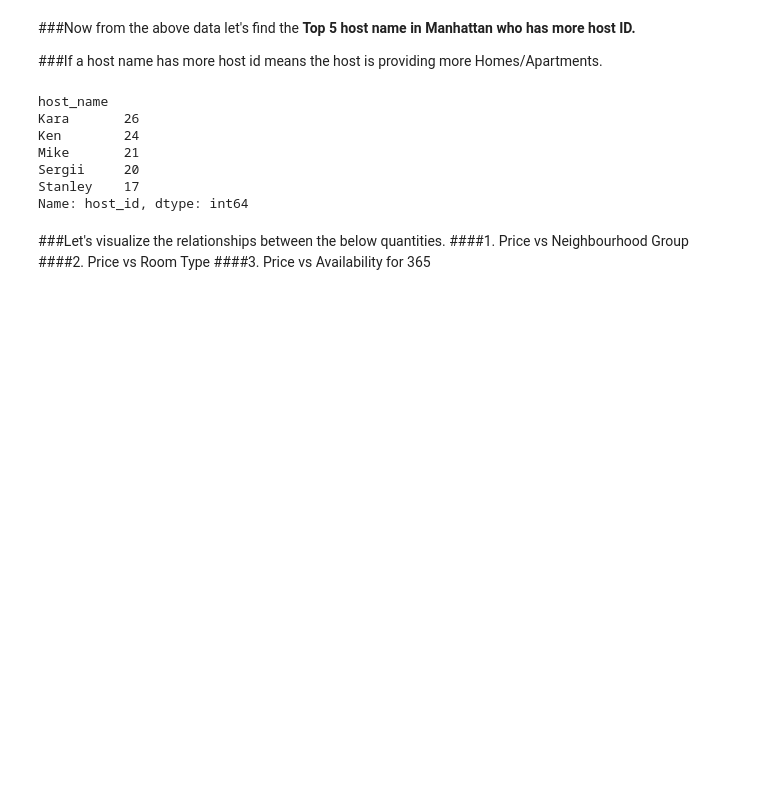
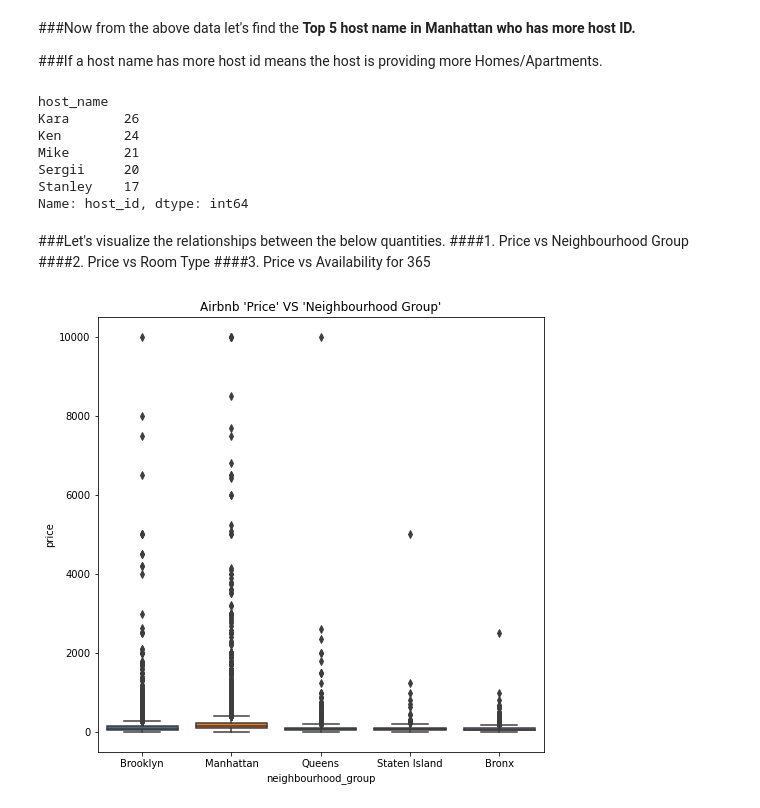
Before and after one commit to Mohamed-Harish-M-123/Capstone-Project-I, a Jupyter notebook: Airbnb_booking_analysis.ipynb, the cells around one changed output. Saved outputs shown, nothing was run; the diff lists cells and outputs as text; code cells hidden in the pictures; blank space fills up the shorter version.

Commit message:
Price in relationship with various quantities were visualized.

```diff
--- a/Airbnb_booking_analysis.ipynb
+++ b/Airbnb_booking_analysis.ipynb
@@ -363,3 +363,13 @@ Name: host_id, dtype: int64
 ####1. Price vs Neighbourhood Group
 ####2. Price vs Room Type
 ####3. Price vs Availability for 365
+# %%
+#Let's find the relationship insights between the price and Neighbourhood groups for Airbnb NYC
+# Box plot-
+
+fig = plt.figure(figsize = (8,8))
+ax = sns.boxplot(x = airbnbCopy['neighbourhood_group'], y = airbnbCopy['price'], data = airbnbCopy)
+plt.title("Airbnb 'Price' VS 'Neighbourhood Group'")
+plt.show()
+# %% [output]
+[figure, added]
```
Also changed, not shown: parts of 3 cells of this notebook.
